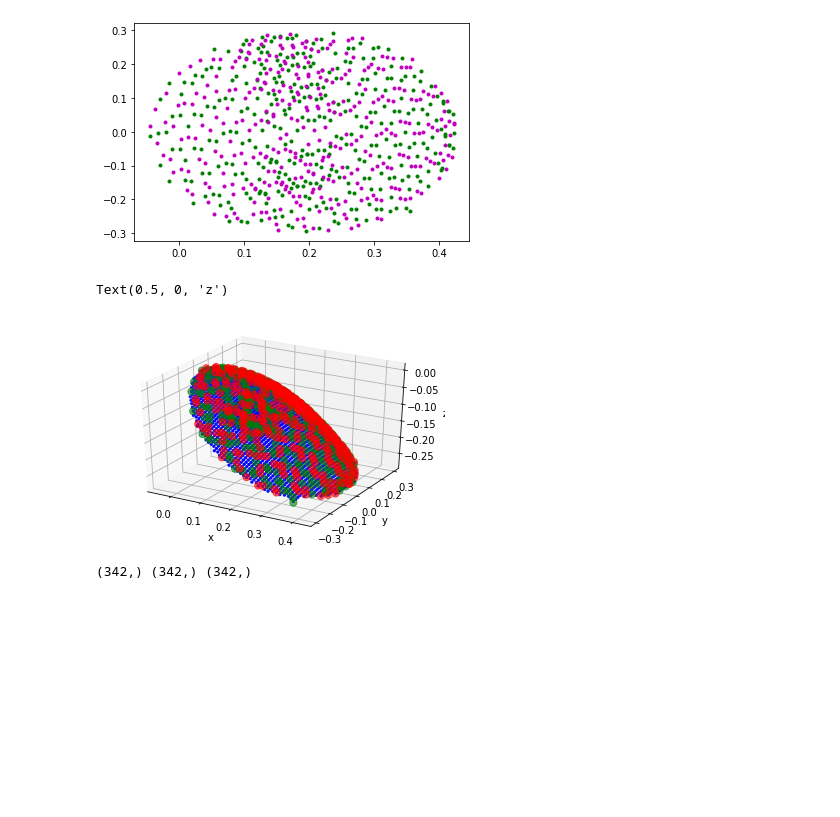
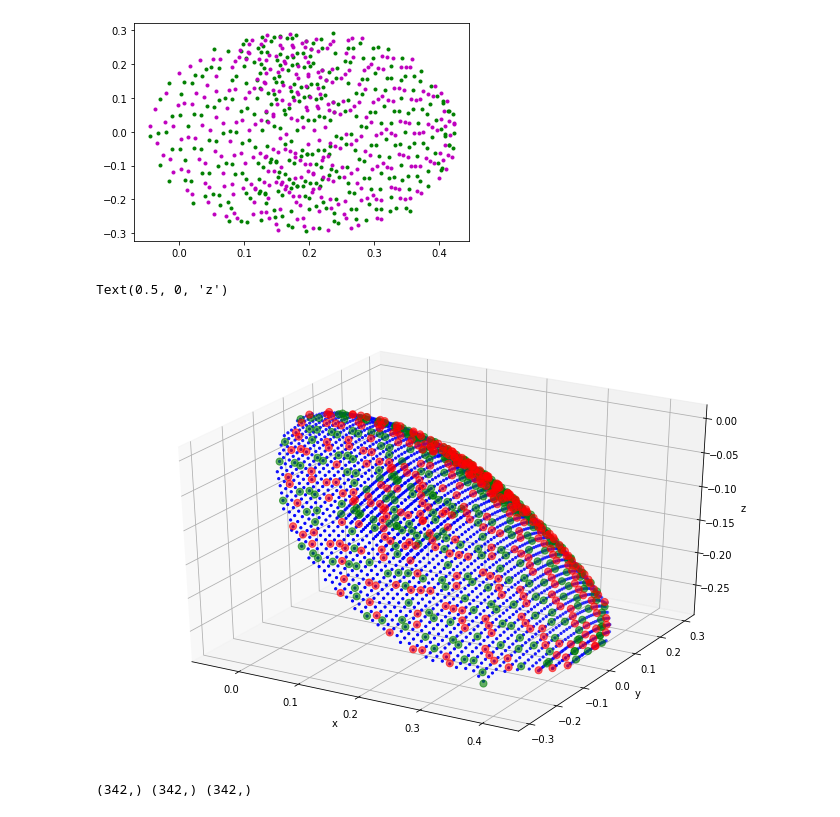
Before and after one commit to seamusomurchu/graspoutputs, a Jupyter notebook: zpointsonxysurfv2.ipynb, the cells around one changed output. Cells and saved outputs as stored; diff of their text form; code cells hidden in the pictures; blank space fills up the shorter version.

Commit message:
added analysis plots

```diff
--- a/zpointsonxysurfv2.ipynb
+++ b/zpointsonxysurfv2.ipynb
@@ -181,19 +181,19 @@ for i in range(len(xret)):
 (342,) (342,)
 [figure]
 # %%
-%matplotlib qt
-fig = plt.figure()
+%matplotlib inline
+fig = plt.figure(figsize=(12,8))
 ax = fig.add_subplot(111, projection='3d')
 
 ax.scatter(m1pts[:,0]/1000, m1pts[:,1]/1000, m1pts[:,2]/1000, c='b', marker='.')
 ax.scatter(xre1, yre1, zre2, c='g', marker='.', linewidth=None, s=200, alpha=0.6)
 ax.scatter(xret, yret, zre2t, c='r', marker='.', linewidth=None, s=200, alpha=0.6)
 ax.set_xlabel("x")
 ax.set_ylabel("y")
 ax.set_zlabel("z")
 # %% [output]
 Text(0.5, 0, 'z')
-[figure, old version]
+[figure, new version]
 # %%
 print(xret.shape, yret.shape, zre2t.shape)
 # %% [output]
```
Also changed, not shown: parts of 8 cells of this notebook, 1 other file.
